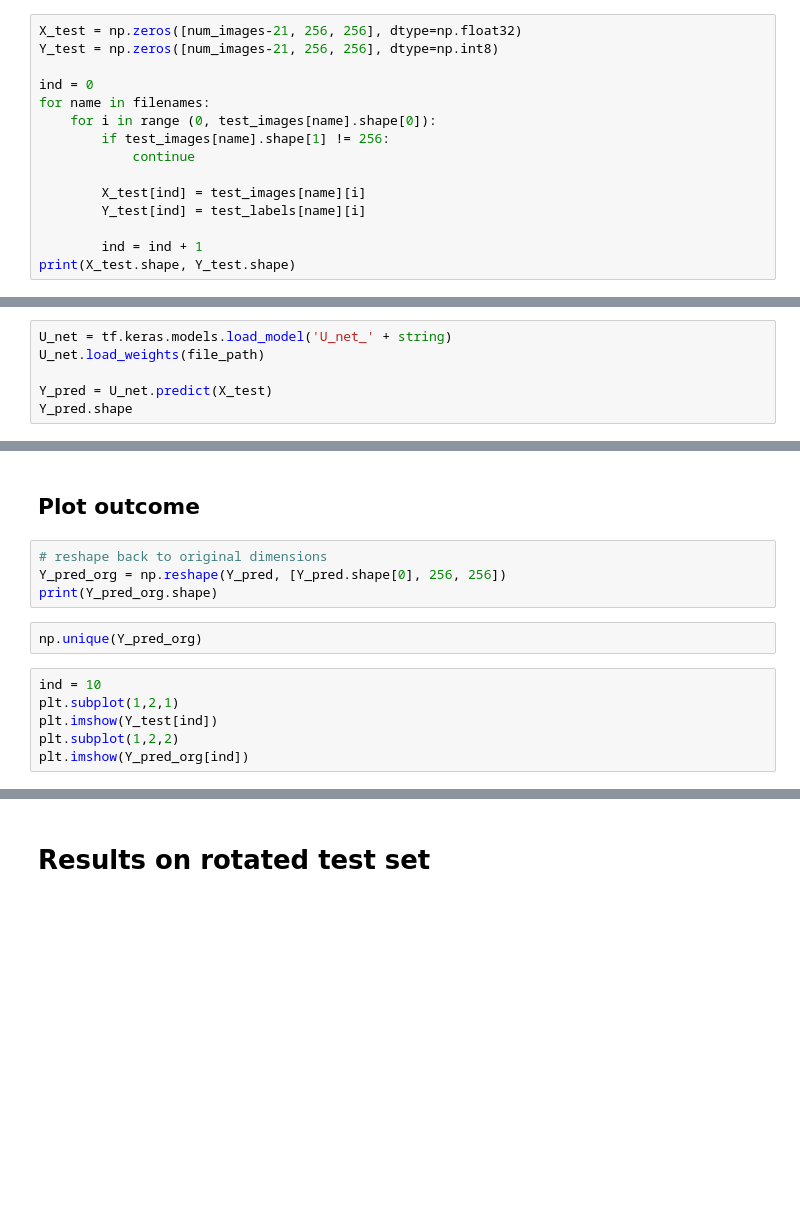
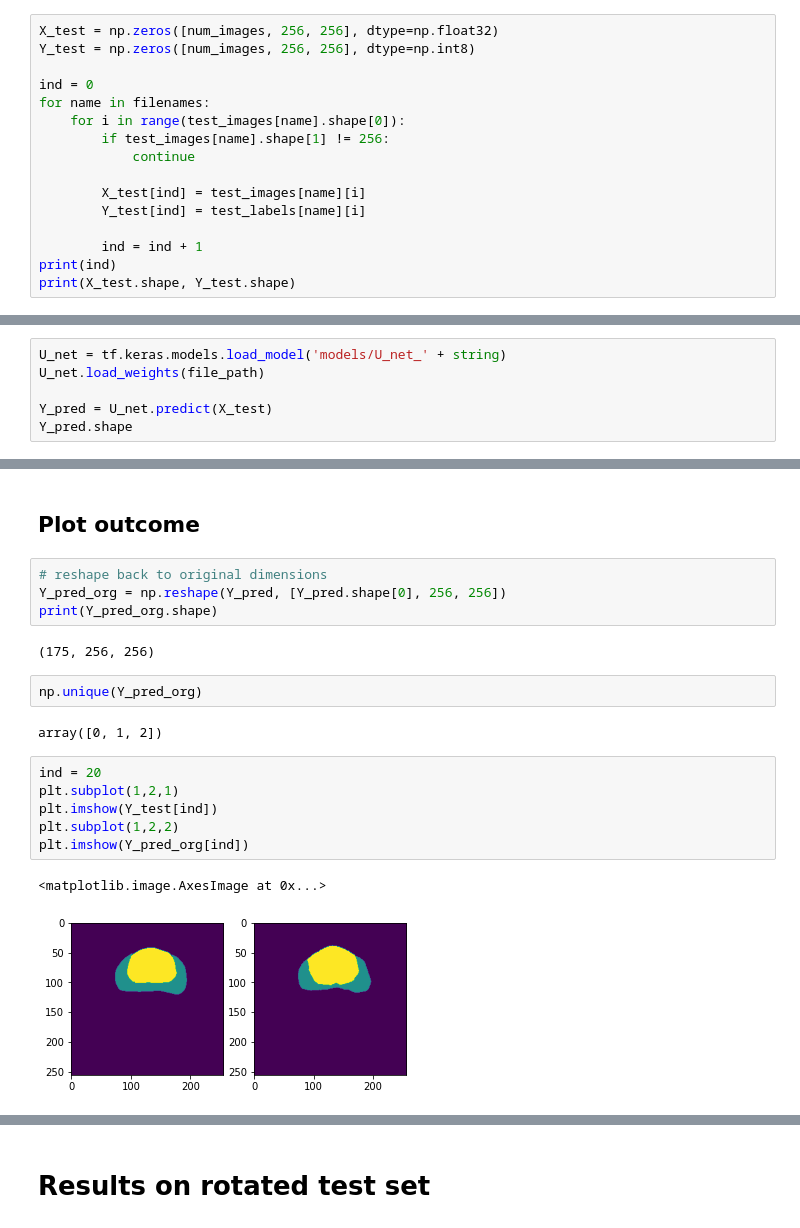
Before and after one commit to MachineLearning4HealthcareHomework/HW3, a Jupyter notebook: Evaluate_Unet_Org_Testdata.ipynb, the cells around one changed output, grey strips where cells are left out. Cells and saved outputs as stored; diff of their text form; blank space fills up the shorter version.

```diff
--- a/Evaluate_Unet_Org_Testdata.ipynb
+++ b/Evaluate_Unet_Org_Testdata.ipynb
@@ -41,12 +54,12 @@ print(num_images)
 # %% [markdown]
 ## Exclude sample-52.npy due to higher image dimensions
 # %%
-X_test = np.zeros([num_images-21, 256, 256], dtype=np.float32)
-Y_test = np.zeros([num_images-21, 256, 256], dtype=np.int8)
+X_test = np.zeros([num_images, 256, 256], dtype=np.float32)
+Y_test = np.zeros([num_images, 256, 256], dtype=np.int8)
 
 ind = 0
 for name in filenames:
-    for i in range (0, test_images[name].shape[0]):
+    for i in range(test_images[name].shape[0]):
         if test_images[name].shape[1] != 256:
             continue
 
@@ -54,4 +67,5 @@ for name in filenames:
         Y_test[ind] = test_labels[name][i]
 
         ind = ind + 1
+print(ind)
 print(X_test.shape, Y_test.shape)
@@ -98,7 +128,7 @@ print("Vectorized new label shape: %s" % (Y_test_vec.shape,))
 # %% [markdown]
 ## Get predicted labels from the best model after grid search
 # %%
-U_net = tf.keras.models.load_model('U_net_' + string)
+U_net = tf.keras.models.load_model('models/U_net_' + string)
 U_net.load_weights(file_path)
 
 Y_pred = U_net.predict(X_test)
@@ -140,14 +178,21 @@ get_scores(Y_test_vec, Y_pred)
 # reshape back to original dimensions
 Y_pred_org = np.reshape(Y_pred, [Y_pred.shape[0], 256, 256])
 print(Y_pred_org.shape)
+# %% [output]
+(175, 256, 256)
 # %%
 np.unique(Y_pred_org)
+# %% [output]
+array([0, 1, 2])
 # %%
-ind = 10
+ind = 20
 plt.subplot(1,2,1)
 plt.imshow(Y_test[ind])
 plt.subplot(1,2,2)
 plt.imshow(Y_pred_org[ind])
+# %% [output]
+<matplotlib.image.AxesImage at 0x...>
+[figure, added]
 # %%
 classes=[0,1,2]
 
```
Also changed, not shown: parts of 29 cells of this notebook, 4 other files.
